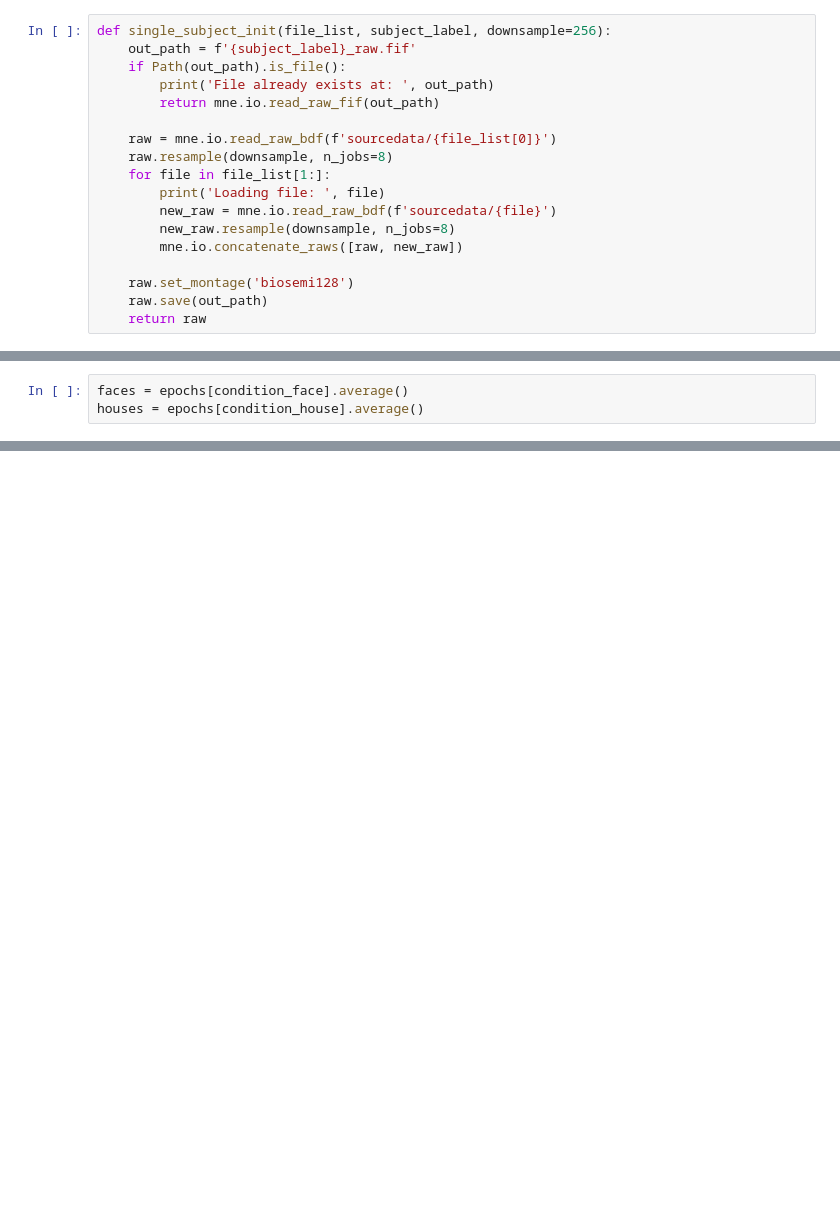
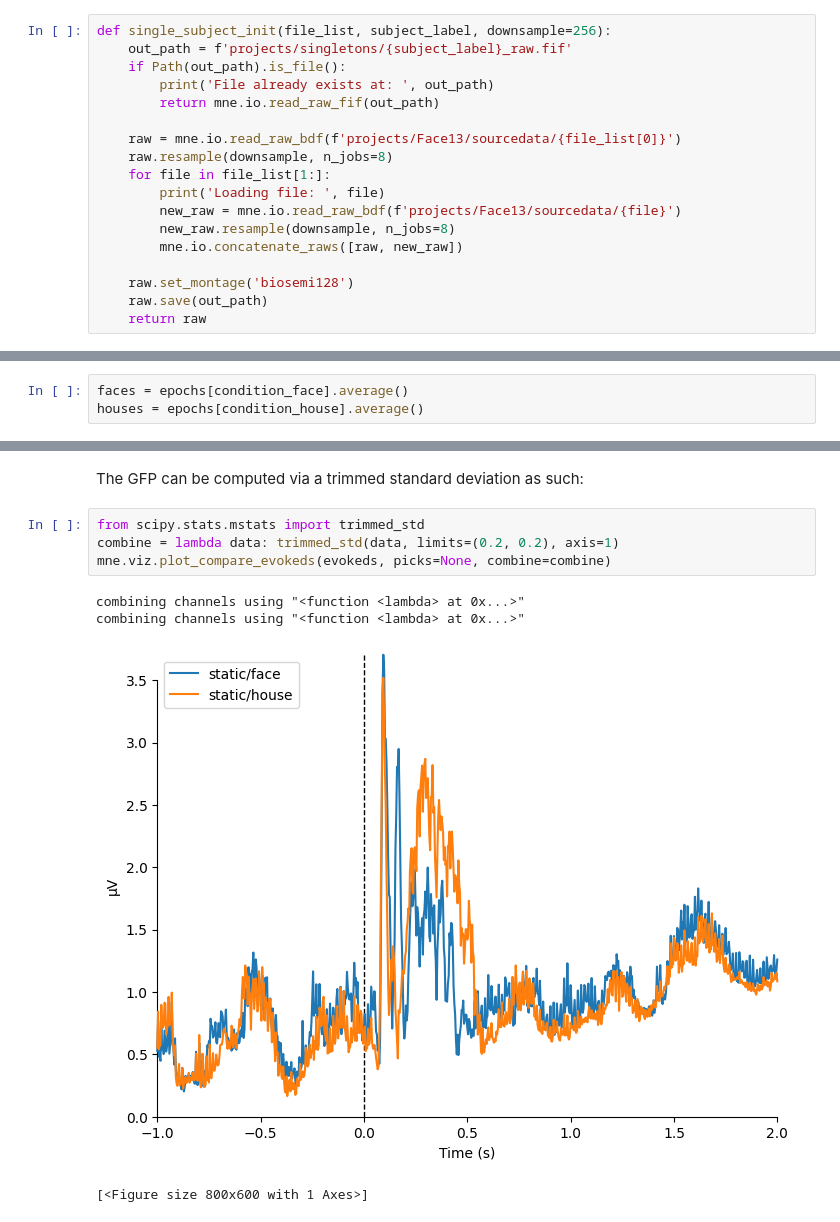
Before and after one commit to Andesha/learn-mne, a Jupyter notebook: single_sub.ipynb, the cells around one changed output, grey strips where cells are left out. Saved outputs shown, nothing was run; the diff lists cells and outputs as text; blank space fills up the shorter version.

Commit message:
add face13 total run through

```diff
--- a/single_sub.ipynb
+++ b/single_sub.ipynb
@@ -12,15 +27,15 @@ Using qt as 2D backend.
 # %%
 def single_subject_init(file_list, subject_label, downsample=256):
-    out_path = f'{subject_label}_raw.fif'
+    out_path = f'projects/singletons/{subject_label}_raw.fif'
     if Path(out_path).is_file():
         print('File already exists at: ', out_path)
         return mne.io.read_raw_fif(out_path)
 
-    raw = mne.io.read_raw_bdf(f'sourcedata/{file_list[0]}')
+    raw = mne.io.read_raw_bdf(f'projects/Face13/sourcedata/{file_list[0]}')
     raw.resample(downsample, n_jobs=8)
     for file in file_list[1:]:
         print('Loading file: ', file)
-        new_raw = mne.io.read_raw_bdf(f'sourcedata/{file}')
+        new_raw = mne.io.read_raw_bdf(f'projects/Face13/sourcedata/{file}')
         new_raw.resample(downsample, n_jobs=8)
         mne.io.concatenate_raws([raw, new_raw])
 
@@ -140,0 +220,11 @@ combining channels using "mean"
+# %% [markdown]
+The GFP can be computed via a trimmed standard deviation as such:
+# %%
+from scipy.stats.mstats import trimmed_std
+combine = lambda data: trimmed_std(data, limits=(0.2, 0.2), axis=1)
+mne.viz.plot_compare_evokeds(evokeds, picks=None, combine=combine)
+# %% [output]
+combining channels using "<function <lambda> at 0x...>"
+combining channels using "<function <lambda> at 0x...>"
+[figure, added]
+[<Figure size 800x600 with 1 Axes>]
```
Also changed, not shown: parts of 26 cells of this notebook.
